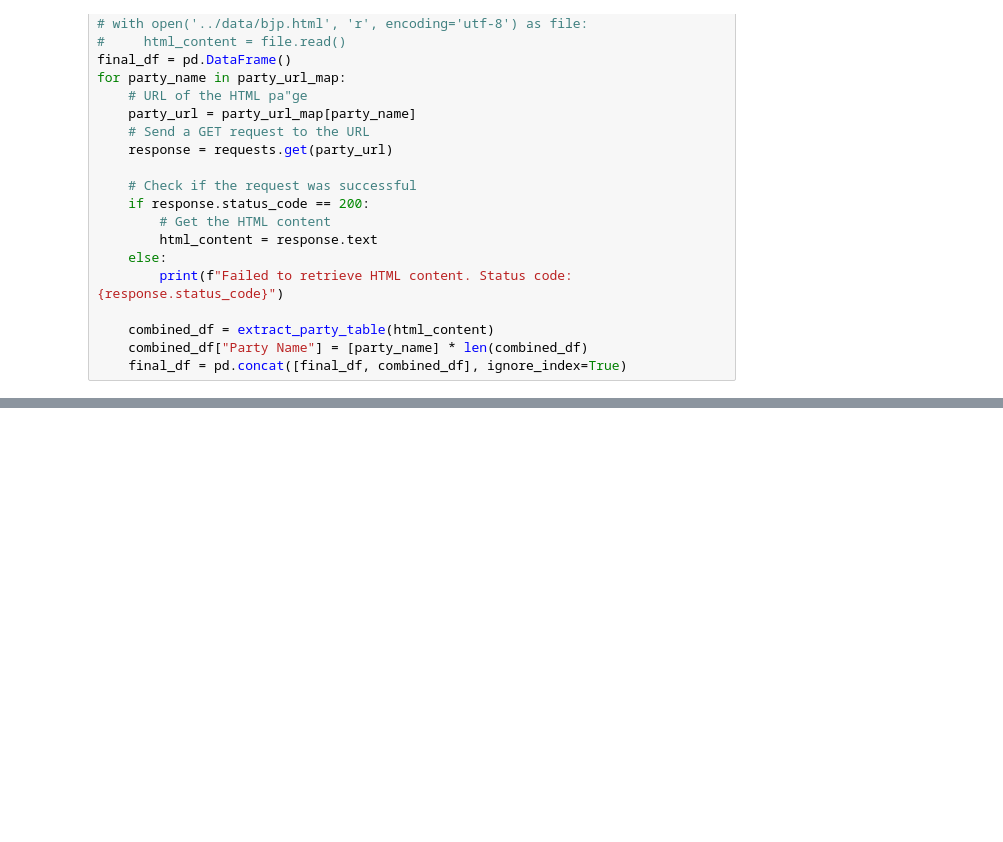
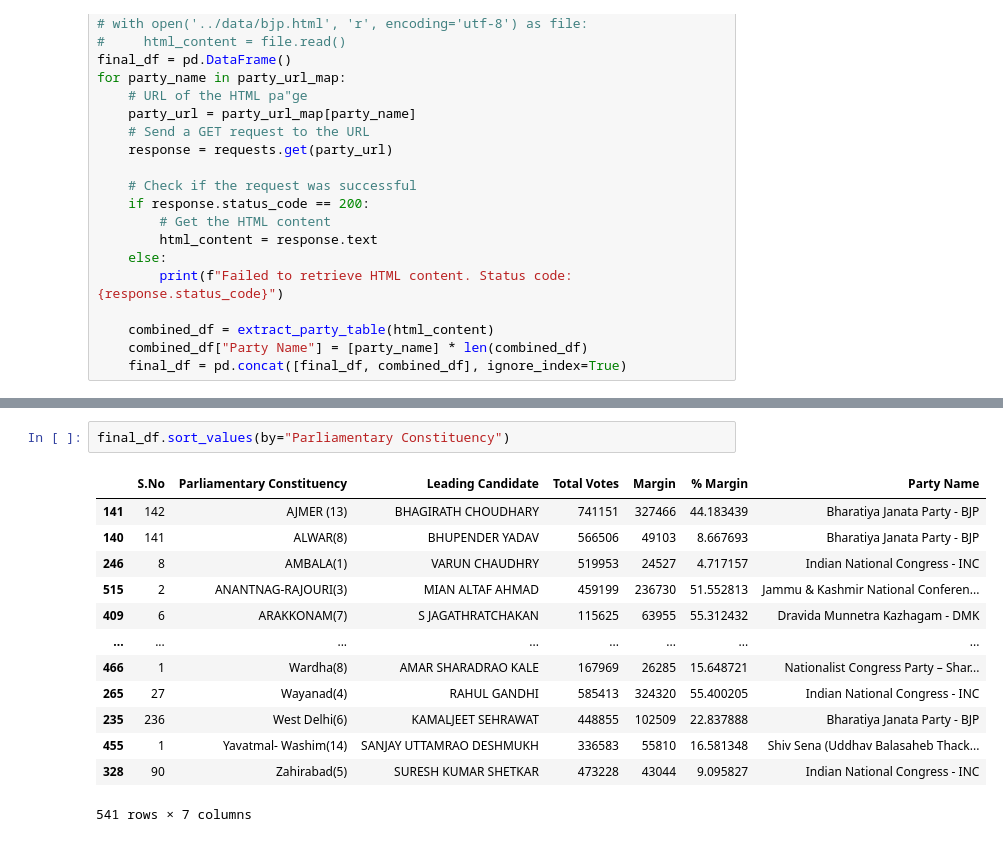
Before and after one commit to niraj17singh/india_general_elections_2024, a Jupyter notebook: notebooks/3. AllConstituency.ipynb, the cells around one changed output, grey strips where cells are left out. Saved outputs shown, nothing was run; the diff lists cells and outputs as text; blank space fills up the shorter version.

```diff
--- a/notebooks/3. AllConstituency.ipynb
+++ b/notebooks/3. AllConstituency.ipynb
@@ -80,0 +89,16 @@ plt.show()
+# %%
+final_df.sort_values(by="Parliamentary Constituency")
+# %% [output]
+|  | S.No | Parliamentary Constituency | Leading Candidate | Total Votes | Margin | % Margin | Party Name |
+| 141 | 142 | AJMER (13) | BHAGIRATH CHOUDHARY | 741151 | 327466 | 44.183439 | Bharatiya Janata Party - BJP |
+| 140 | 141 | ALWAR(8) | BHUPENDER YADAV | 566506 | 49103 | 8.667693 | Bharatiya Janata Party - BJP |
+| 246 | 8 | AMBALA(1) | VARUN CHAUDHRY | 519953 | 24527 | 4.717157 | Indian National Congress - INC |
+| 515 | 2 | ANANTNAG-RAJOURI(3) | MIAN ALTAF AHMAD | 459199 | 236730 | 51.552813 | Jammu & Kashmir National Conferen... |
+| 409 | 6 | ARAKKONAM(7) | S JAGATHRATCHAKAN | 115625 | 63955 | 55.312432 | Dravida Munnetra Kazhagam - DMK |
+| ... | ... | ... | ... | ... | ... | ... | ... |
+| 466 | 1 | Wardha(8) | AMAR SHARADRAO KALE | 167969 | 26285 | 15.648721 | Nationalist Congress Party – Shar... |
+| 265 | 27 | Wayanad(4) | RAHUL GANDHI | 585413 | 324320 | 55.400205 | Indian National Congress - INC |
+| 235 | 236 | West Delhi(6) | KAMALJEET SEHRAWAT | 448855 | 102509 | 22.837888 | Bharatiya Janata Party - BJP |
+| 455 | 1 | Yavatmal- Washim(14) | SANJAY UTTAMRAO DESHMUKH | 336583 | 55810 | 16.581348 | Shiv Sena (Uddhav Balasaheb Thack... |
+| 328 | 90 | Zahirabad(5) | SURESH KUMAR SHETKAR | 473228 | 43044 | 9.095827 | Indian National Congress - INC |
+541 rows × 7 columns
```
Also changed, not shown: parts of 6 cells of this notebook, 2 other files.
